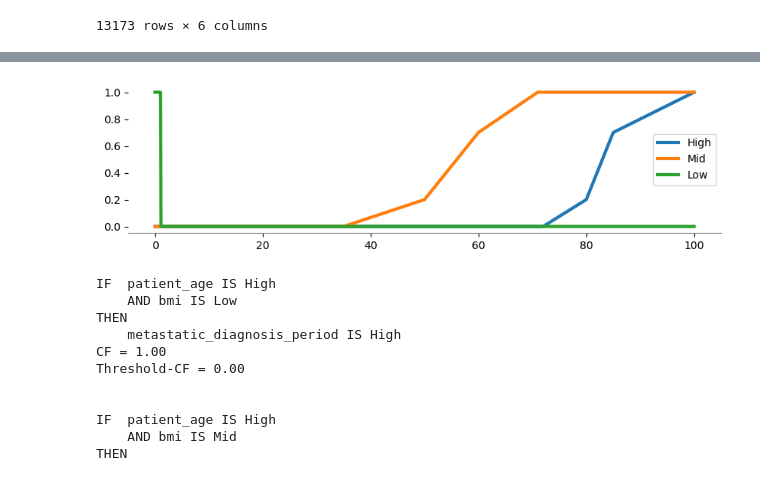
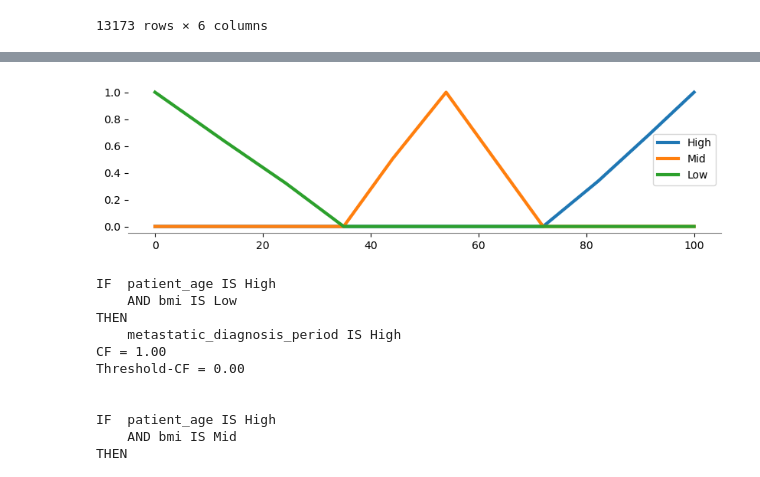
Before and after one commit to annimaj/fuzzyProject, a Jupyter notebook: Final_project.ipynb, the cells around one changed output, grey strips where cells are left out. Cells and saved outputs as stored; diff of their text form; code cells hidden in the pictures.

```diff
--- a/Final_project.ipynb
+++ b/Final_project.ipynb
@@ -1269,40 +1269,40 @@ get_rule(hp_train2, fuzzified_patient_age, fuzzified_bmi, fuzzified_metastatic_d
 # %%
 #Specifying variables
 
 from fuzzy_expert.variable import FuzzyVariable
 
 variables = {
     "patient_age": FuzzyVariable(
         universe_range=(0, 100),
         terms={
-            "High": [(72, 0), (80, 0.2), (85, 0.7), (100, 1)],
-            "Mid": [(35, 0), (50, 0.2), (60, 0.7), (71, 1)],
-            "Low": [(34, 1), (30, 0.8), (255, 0.5), (18, 0.2), (1, 0)],
+            "High": [(72, 0), (82, 0.33), (91, 0.66), (100, 1)],
+            "Mid": [(35, 0), (44, 0.5), (54, 1), (63, 0.5), (72, 0)],
+            "Low": [(0, 1), (12, 0.66), (24, 0.33), (35, 0)],
         },
     ),
     "bmi": FuzzyVariable(
         universe_range=(15, 60),
         terms={
-            "High": [(40, 0), (45, 0.2), (55, 0.7), (60, 1)],
-            "Mid": [(28, 0), (30, 0.2), (35, 0.7), (39, 1)],
-            "Low": [(27, 1), (25, 0.8), (20, 0.5), (18, 0.2), (15, 0)],
+            "High": [(40, 0), (47, 0.33), (54, 0.66), (60, 1)],
+            "Mid": [(28, 0), (31, 0.5), (34, 1), (37, 0.5), (40, 0)],
+            "Low": [(15, 1), (19, 0.66), (22, 0.33), (28, 0)],
         },
     ),
     #
     "metastatic_diagnosis_period": FuzzyVariable(
         universe_range=(0, 365),
         terms={
-           "High": [(200, 0), (250, 0.2), (300, 0.7), (365, 1)],
-            "Mid": [(100, 0), (140, 0.2), (170, 0.7), (199, 1)],
-            "Low": [(99, 1), (75, 0.8), (50, 0.5), (25, 0.2), (0, 0)],
+           "High": [(200, 0), (255, 0.33), (310, 0.66), (365, 1)],
+            "Mid": [(100, 0), (125, 0.5), (150, 1), (175, 0.5), (200, 0)],
+            "Low": [(0, 0), (33, 0.33), (66, 0.66), (100, 0)],
         },
     ),
 }
 
 plt.figure(figsize=(10, 2.5))
 variables["patient_age"].plot()
 # %% [output]
-[figure, old version]
+[figure, new version]
 # %%
 #Specifying rules
 
```
Also changed, not shown: parts of 4 cells of this notebook.
